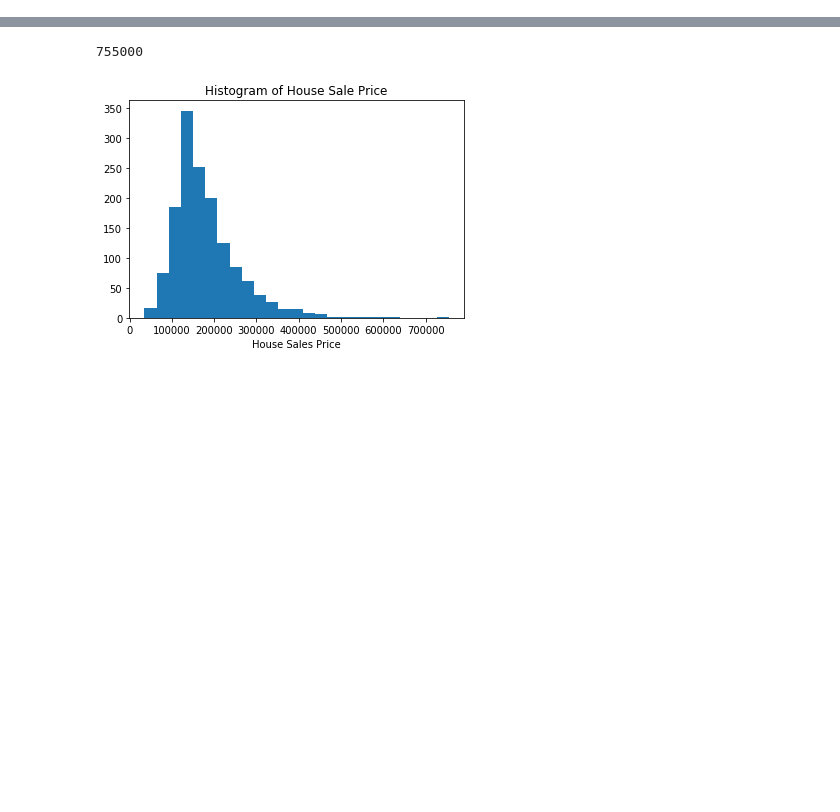
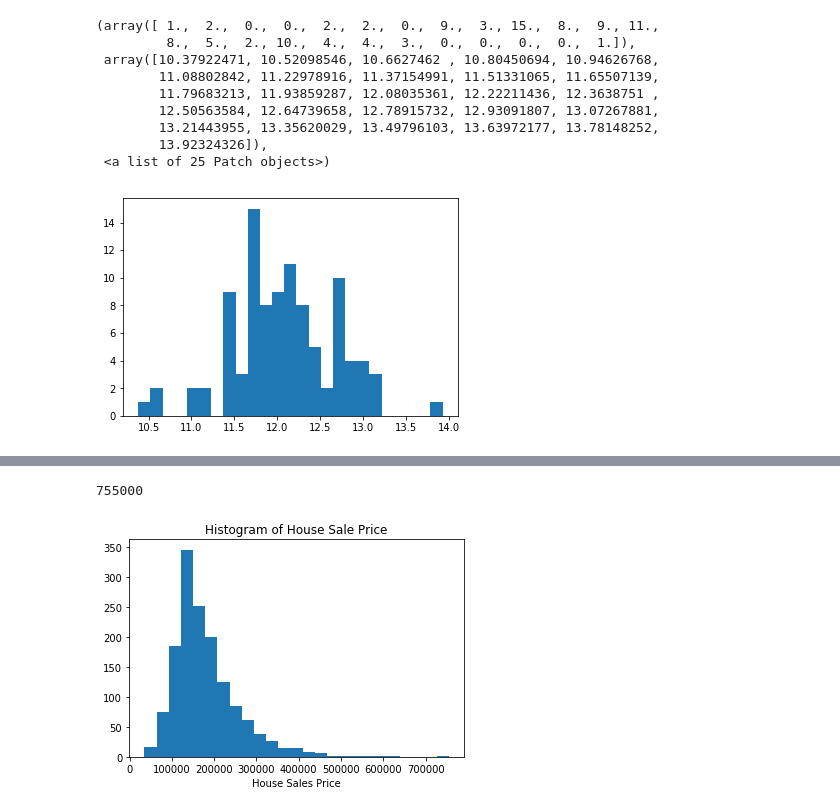
Before and after one commit to mpaluta/House_Price, a Jupyter notebook: patrick_v1.ipynb, the cells around one changed output, grey strips where cells are left out. Saved outputs shown, nothing was run; the diff lists cells and outputs as text; code cells hidden in the pictures; blank space fills up the shorter version.

```diff
--- a/patrick_v1.ipynb
+++ b/patrick_v1.ipynb
@@ -10,0 +8,9 @@ df.head()
+# %%
+og=pd.read_csv('train.csv', sep=',')
+df = og.copy()
+
+og_slo=pd.read_csv('RealEstate.csv', sep =',')
+df_slo = og_slo.copy()
+
+og_nc=pd.read_excel('woodard.xls')
+df_nc = og_nc.copy()
@@ -10,0 +27,16 @@ df.head()
+# %%
+# df_nc[df_nc['Total $'] > 4000000]
+too_big = np.std(df_nc['Total $'])*2 + np.mean(df_nc['Total $']) # remove above this
+fixed_nc = df_nc[df_nc['Total $'] < too_big ]
+plt.hist(np.log(fixed_nc['Total $']),bins = 25)
+# %% [output]
+(array([ 1.,  2.,  0.,  0.,  2.,  2.,  0.,  9.,  3., 15.,  8.,  9., 11.,
+         8.,  5.,  2., 10.,  4.,  4.,  3.,  0.,  0.,  0.,  0.,  1.]),
+ array([10.37922471, 10.52098546, 10.6627462 , 10.80450694, 10.94626768,
+        11.08802842, 11.22978916, 11.37154991, 11.51331065, 11.65507139,
+        11.79683213, 11.93859287, 12.08035361, 12.22211436, 12.3638751 ,
+        12.50563584, 12.64739658, 12.78915732, 12.93091807, 13.07267881,
+        13.21443955, 13.35620029, 13.49796103, 13.63972177, 13.78148252,
+        13.92324326]),
+ <a list of 25 Patch objects>)
+[figure, added]
```
Also changed, not shown: parts of 7 cells of this notebook.
